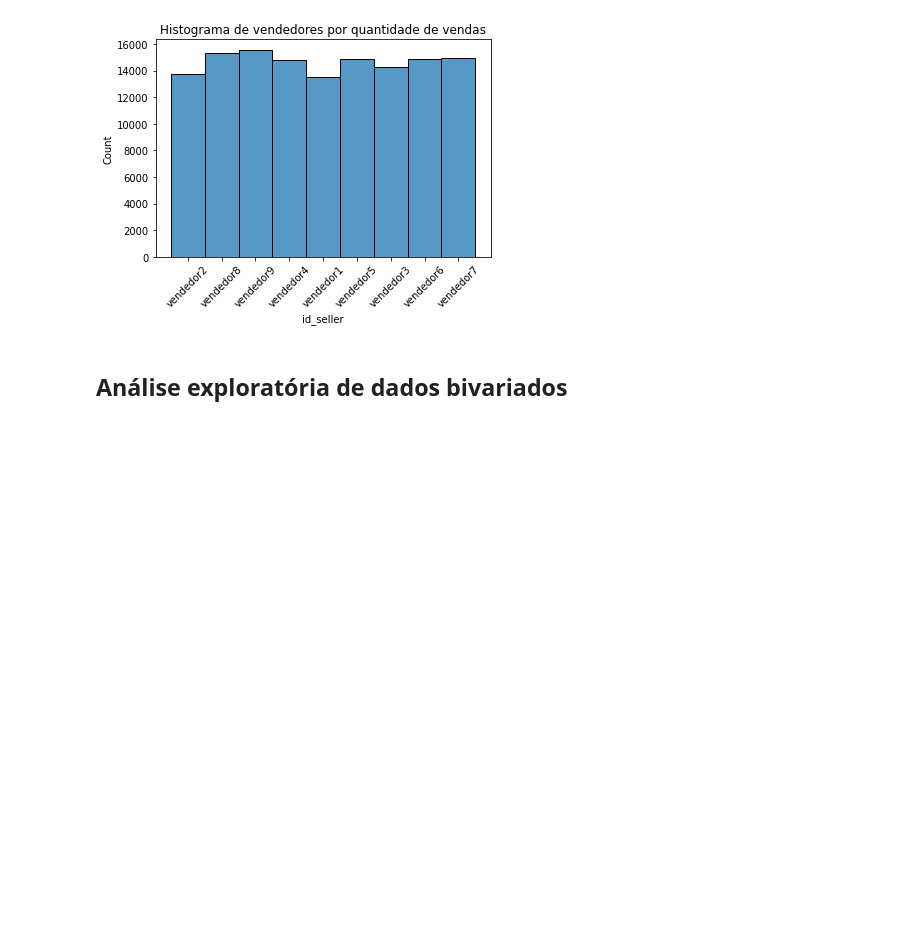
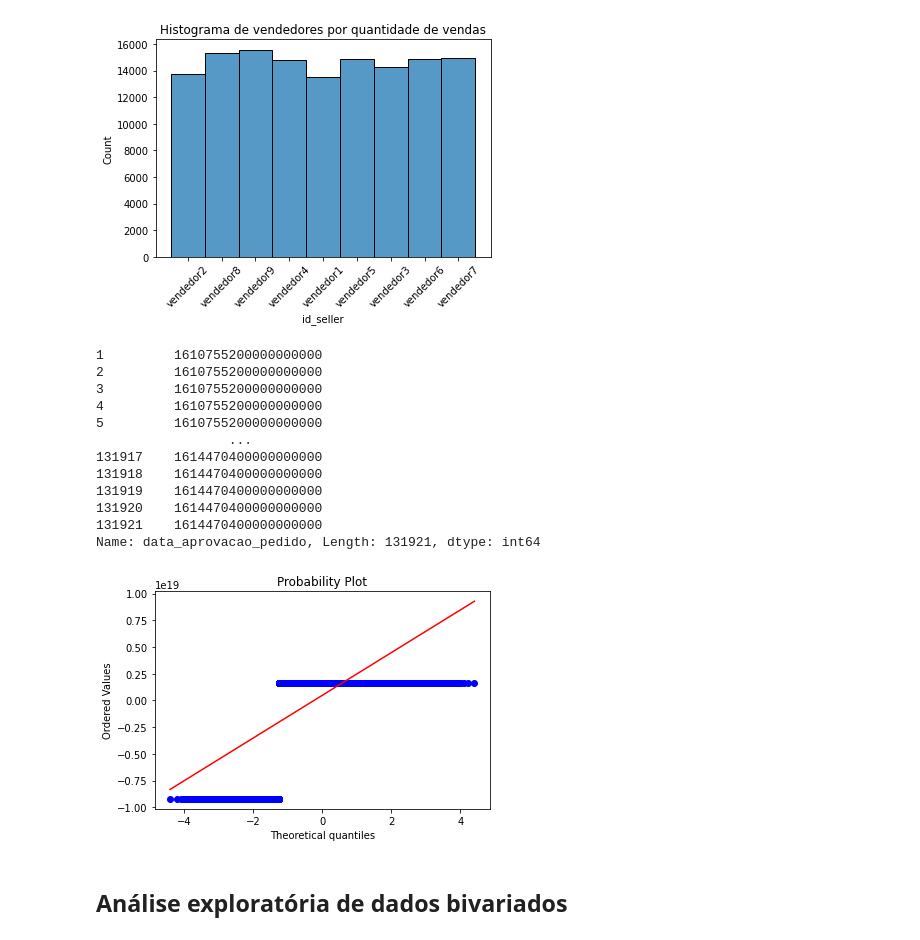
Before and after one commit to aime-n/anomaly-detection-arima, a Jupyter notebook: Aime_ConsultoriaEstatistica.ipynb, the cells around one changed output. Cells and saved outputs as stored; diff of their text form; code cells hidden in the pictures; blank space fills up the shorter version.

```diff
--- a/Aime_ConsultoriaEstatistica.ipynb
+++ b/Aime_ConsultoriaEstatistica.ipynb
@@ -223,6 +259,25 @@ plt.xticks(rotation = 45)
 # %% [output]
 ([0, 1, 2, 3, 4, 5, 6, 7, 8], <a list of 9 Text major ticklabel objects>)
 [figure]
+# %%
+data = pd.to_datetime(df['data_aprovacao_pedido']).astype(int)
+print(data)
+scipy.stats.probplot(data, plot=pylab)
+pylab.show()
+# %% [output]
+1         1610755200000000000
+2         1610755200000000000
+3         1610755200000000000
+4         1610755200000000000
+5         1610755200000000000
+                 ...
+131917    1614470400000000000
+131918    1614470400000000000
+131919    1614470400000000000
+131920    1614470400000000000
+131921    1614470400000000000
+Name: data_aprovacao_pedido, Length: 131921, dtype: int64
+[figure, added]
 # %%
 ## TODO: venda item contendo apenas feriados
 # %%
```
Also changed, not shown: parts of 7 cells of this notebook.
